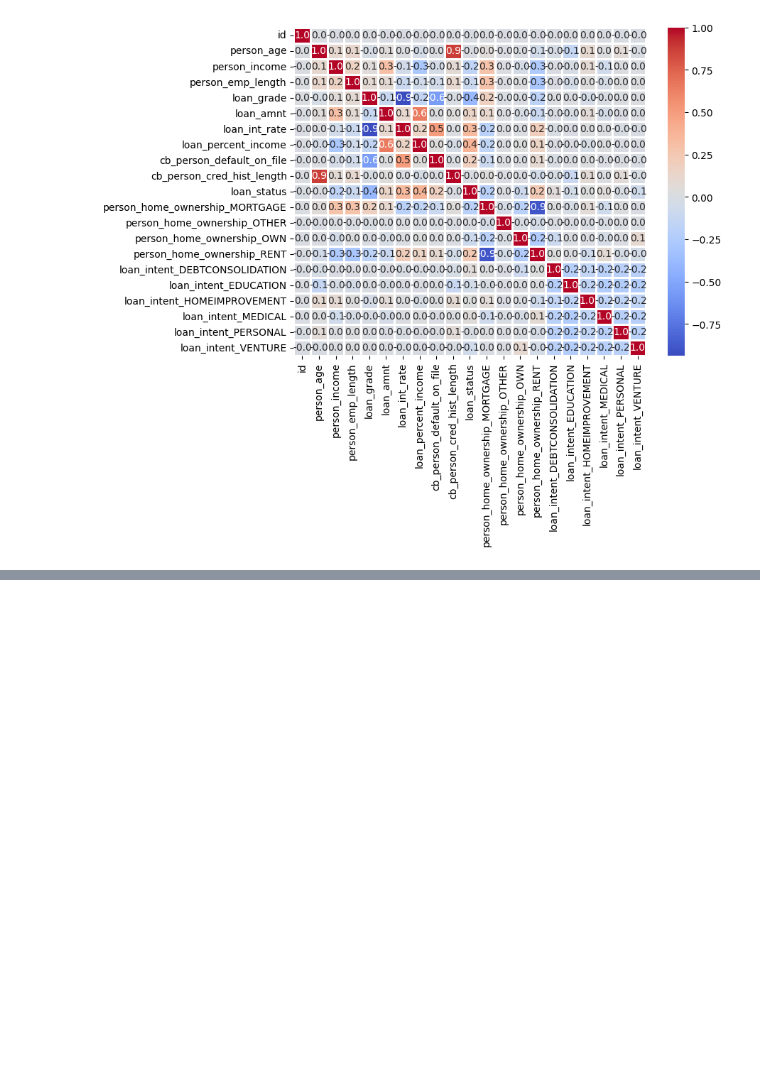
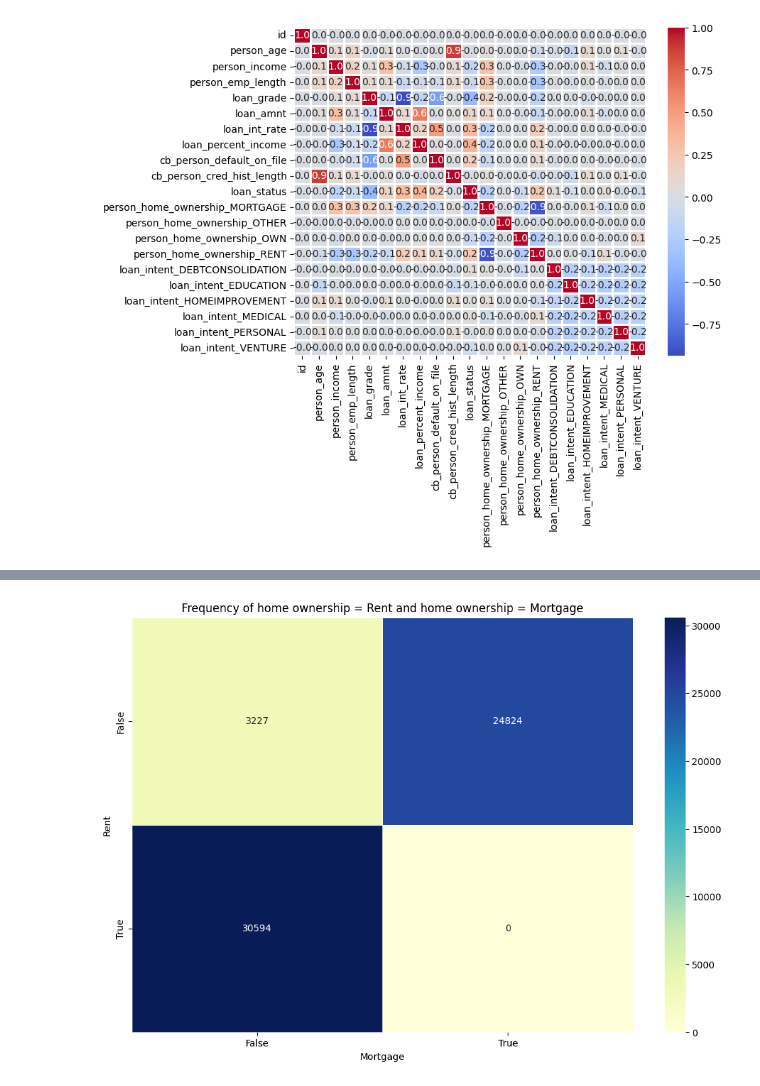
Before and after one commit to Alexej9671/kaggle_loan_approval_prediction, a Jupyter notebook: train_models.ipynb, the cells around one changed output, grey strips where cells are left out. Saved outputs shown, nothing was run; the diff lists cells and outputs as text; code cells hidden in the pictures; blank space fills up the shorter version.

```diff
--- a/train_models.ipynb
+++ b/train_models.ipynb
@@ -262,0 +224,10 @@ plt.show()
+# %%
+pivot = pd.pivot_table(df, index = 'person_home_ownership_RENT', columns = 'person_home_ownership_MORTGAGE', aggfunc='size', fill_value = 0)
+plt.figure(figsize=(12,8))
+sns.heatmap(pivot, cmap = 'YlGnBu', annot=True, fmt="d", linewidths = 0.5)
+plt.title('Frequency of home ownership = Rent and home ownership = Mortgage')
+plt.xlabel('Mortgage')
+plt.ylabel('Rent')
+plt.show()
+# %% [output]
+[figure, added]
```
Also changed, not shown: parts of 39 cells of this notebook.
